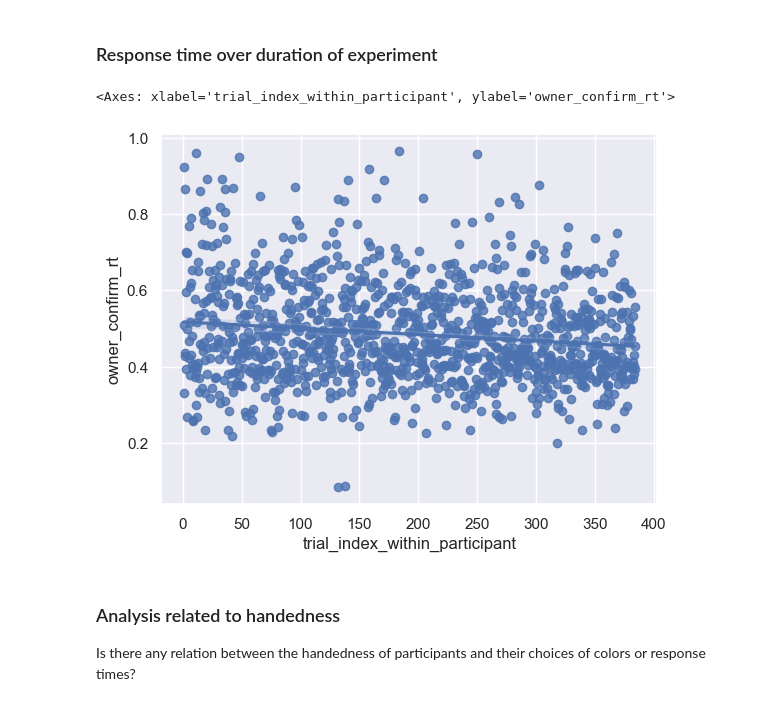
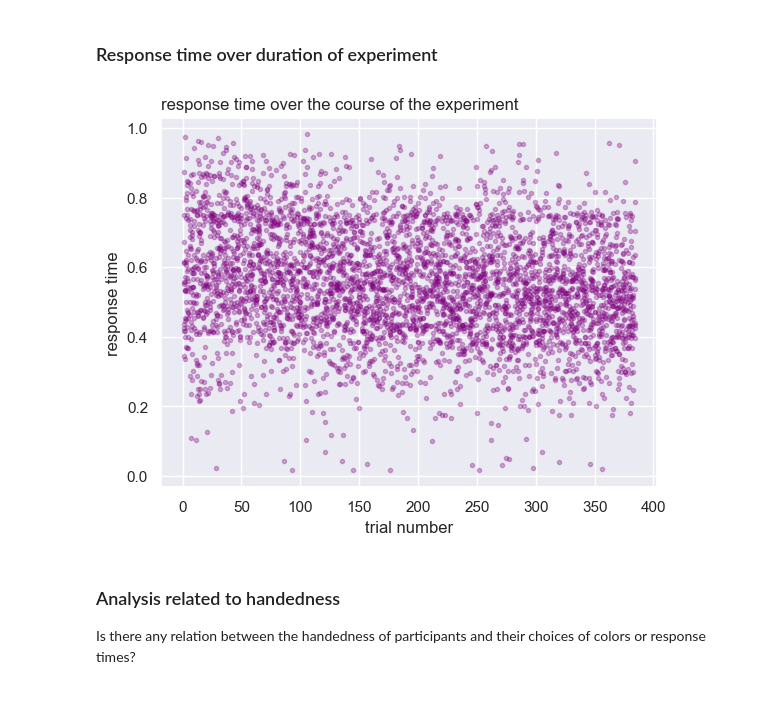
Before and after one commit to anjaghub/master_thesis, a Jupyter notebook: analysis.ipynb, the cells around one changed output. Saved outputs shown, nothing was run; the diff lists cells and outputs as text; code cells hidden in the pictures.

```diff
--- a/analysis.ipynb
+++ b/analysis.ipynb
@@ -17,7 +17,18 @@ The questionnaire data is preprocessed in a separate step by calling the survey_
 Both preprocessed data files are stored as csv files.
 # %%
 # List all data files which should be preprocessed
-data_files = ['data_nora.csv', 'data_clara.csv', 'data_anja.csv'] # 'data_nora.csv', 'data_clara.csv', 'data_anja.csv'
+data_files = ['3157.csv',
+              '3430.csv',
+              '4489.csv',
+              '6007.csv',
+              '6070.csv',
+              '6988.csv',
+              '238542.csv',
+              '393192.csv',
+              '411686.csv',
+              '649043.csv',
+              '965200.csv',
+              ]
 # %%
 # Preprocess data from experiment
 data = data_prep.prepare_data(data_files)
@@ -116,0 +151,13 @@ plt.show()
+# %%
+# Histogram of response times
+sns.set_theme(style="darkgrid")
+
+sns.histplot(data=data[data['value'] == 'win'], x="owner_confirm_rt", color="purple", label="win", kde=True)
+sns.histplot(data=data[data['value'] == 'lose'], x="owner_confirm_rt", color="yellow", label="lose", kde=True)
+
+plt.title('Response time distribution by outcome value', loc='left')
+plt.xlabel('response time')
+plt.ylabel('count')
+
+plt.legend()
+plt.show()
@@ -128,11 +220,18 @@ sns.boxplot( x=data["identifier_chooser_owner_value_corr"], y=data["owner_confir
 ### Response time over duration of experiment
 # %%
 # how does reaction time develope over time? learning effects? do get people faster?
-# TODO: add give keep group info, or avoid overplotting https://python-graph-gallery.com/134-how-to-avoid-overplotting-with-python/
-sns.regplot(x=data["trial_index_within_participant"], y=data["owner_confirm_rt"])
+# https://python-graph-gallery.com/134-how-to-avoid-overplotting-with-python/
+
+# Plot with transparency
+plt.plot( data["trial_index_within_participant"], data["owner_confirm_rt"], data=data, linestyle='', marker='o', markersize=3, alpha=0.3, color="purple")
+
+# Titles
+plt.xlabel('trial number')
+plt.ylabel('response time')
+plt.title('response time over the course of the experiment', loc='left')
+plt.show()
 # %% [output]
-<Axes: xlabel='trial_index_within_participant', ylabel='owner_confirm_rt'>
-[figure, old version]
+[figure, new version]
 # %% [markdown]
 ### Analysis related to handedness
 
```
Also changed, not shown: parts of 25 cells of this notebook.
